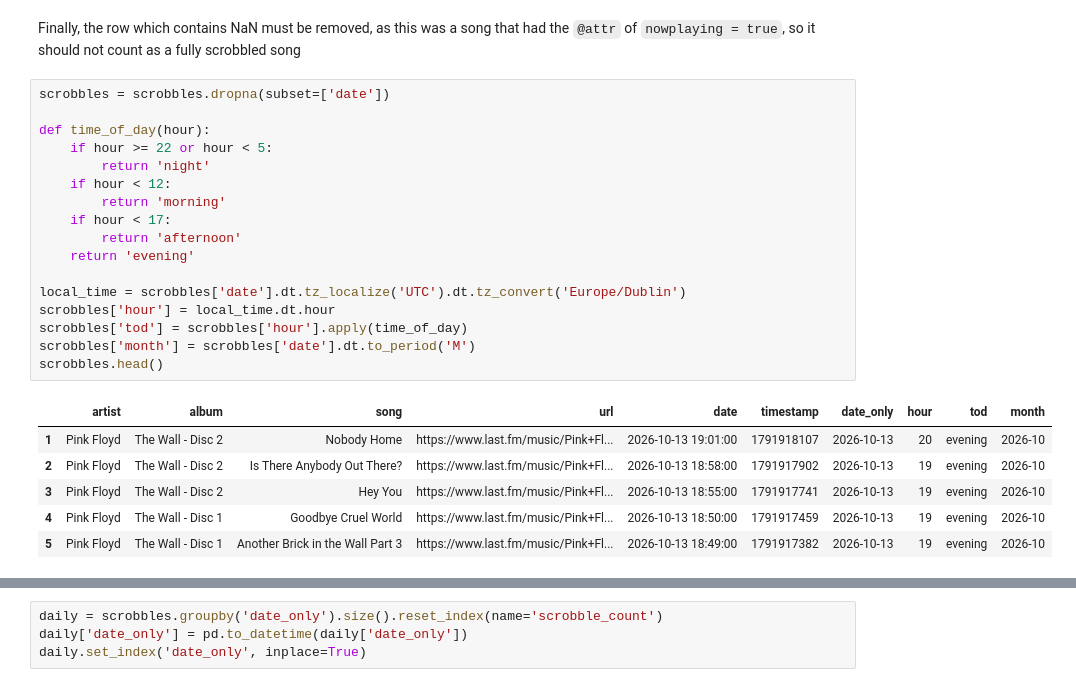
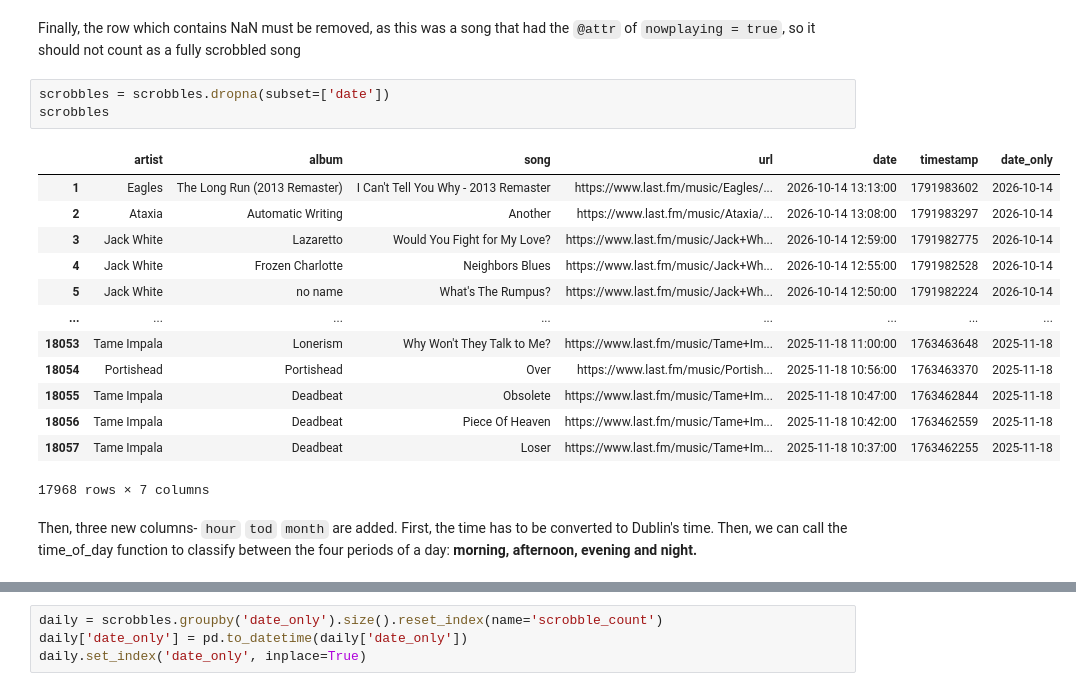
Before and after one commit to lambert-27/lastfm-datasci-portfolio, a Jupyter notebook: Scrobbles-LinearRegression.ipynb, the cells around one changed output, grey strips where cells are left out. Cells and saved outputs as stored; diff of their text form.

````diff
--- a/Scrobbles-LinearRegression.ipynb
+++ b/Scrobbles-LinearRegression.ipynb
@@ -175,25 +173,20 @@ scrobbles
 Finally, the row which contains NaN must be removed, as this was a song that had the ```@attr``` of ```nowplaying = true```, so it should not count as a fully scrobbled song
 # %%
 scrobbles = scrobbles.dropna(subset=['date'])
-
-def time_of_day(hour):
-    if hour >= 22 or hour < 5:
-        return 'night'
-    if hour < 12:
-        return 'morning'
-    if hour < 17:
-        return 'afternoon'
-    return 'evening'
-
-local_time = scrobbles['date'].dt.tz_localize('UTC').dt.tz_convert('Europe/Dublin')
-scrobbles['hour'] = local_time.dt.hour
-scrobbles['tod'] = scrobbles['hour'].apply(time_of_day)
-scrobbles['month'] = scrobbles['date'].dt.to_period('M')
-scrobbles.head()
+scrobbles
 # %% [output]
-|  | artist | album | song | url | date | timestamp | date_only | hour | tod | month |
-| 1 | Pink Floyd | The Wall - Disc 2 | Nobody Home | https://www.last.fm/music/Pink+Fl... | 2026-10-13 19:01:00 | 1791918107 | 2026-10-13 | 20 | evening | 2026-10 |
-| 2 | Pink Floyd | The Wall - Disc 2 | Is There Anybody Out There? | https://www.last.fm/music/Pink+Fl... | 2026-10-13 18:58:00 | 1791917902 | 2026-10-13 | 19 | evening | 2026-10 |
-| 3 | Pink Floyd | The Wall - Disc 2 | Hey You | https://www.last.fm/music/Pink+Fl... | 2026-10-13 18:55:00 | 1791917741 | 2026-10-13 | 19 | evening | 2026-10 |
-| 4 | Pink Floyd | The Wall - Disc 1 | Goodbye Cruel World | https://www.last.fm/music/Pink+Fl... | 2026-10-13 18:50:00 | 1791917459 | 2026-10-13 | 19 | evening | 2026-10 |
-| 5 | Pink Floyd | The Wall - Disc 1 | Another Brick in the Wall Part 3 | https://www.last.fm/music/Pink+Fl... | 2026-10-13 18:49:00 | 1791917382 | 2026-10-13 | 19 | evening | 2026-10 |
+|  | artist | album | song | url | date | timestamp | date_only |
+| 1 | Eagles | The Long Run (2013 Remaster) | I Can't Tell You Why - 2013 Remaster | https://www.last.fm/music/Eagles/... | 2026-10-14 13:13:00 | 1791983602 | 2026-10-14 |
+| 2 | Ataxia | Automatic Writing | Another | https://www.last.fm/music/Ataxia/... | 2026-10-14 13:08:00 | 1791983297 | 2026-10-14 |
+| 3 | Jack White | Lazaretto | Would You Fight for My Love? | https://www.last.fm/music/Jack+Wh... | 2026-10-14 12:59:00 | 1791982775 | 2026-10-14 |
+| 4 | Jack White | Frozen Charlotte | Neighbors Blues | https://www.last.fm/music/Jack+Wh... | 2026-10-14 12:55:00 | 1791982528 | 2026-10-14 |
+| 5 | Jack White | no name | What's The Rumpus? | https://www.last.fm/music/Jack+Wh... | 2026-10-14 12:50:00 | 1791982224 | 2026-10-14 |
+| ... | ... | ... | ... | ... | ... | ... | ... |
+| 18053 | Tame Impala | Lonerism | Why Won't They Talk to Me? | https://www.last.fm/music/Tame+Im... | 2025-11-18 11:00:00 | 1763463648 | 2025-11-18 |
+| 18054 | Portishead | Portishead | Over | https://www.last.fm/music/Portish... | 2025-11-18 10:56:00 | 1763463370 | 2025-11-18 |
+| 18055 | Tame Impala | Deadbeat | Obsolete | https://www.last.fm/music/Tame+Im... | 2025-11-18 10:47:00 | 1763462844 | 2025-11-18 |
+| 18056 | Tame Impala | Deadbeat | Piece Of Heaven | https://www.last.fm/music/Tame+Im... | 2025-11-18 10:42:00 | 1763462559 | 2025-11-18 |
+| 18057 | Tame Impala | Deadbeat | Loser | https://www.last.fm/music/Tame+Im... | 2025-11-18 10:37:00 | 1763462255 | 2025-11-18 |
+17968 rows × 7 columns
+# %% [markdown]
+Then, three new columns- ```hour``` ```tod``` ```month``` are added. First, the time has to be converted to Dublin's time. Then, we can call the time_of_day function to classify between the four periods of a day: **morning, afternoon, evening and night.**
````
Also changed, not shown: parts of 31 cells of this notebook, 4 other files.
